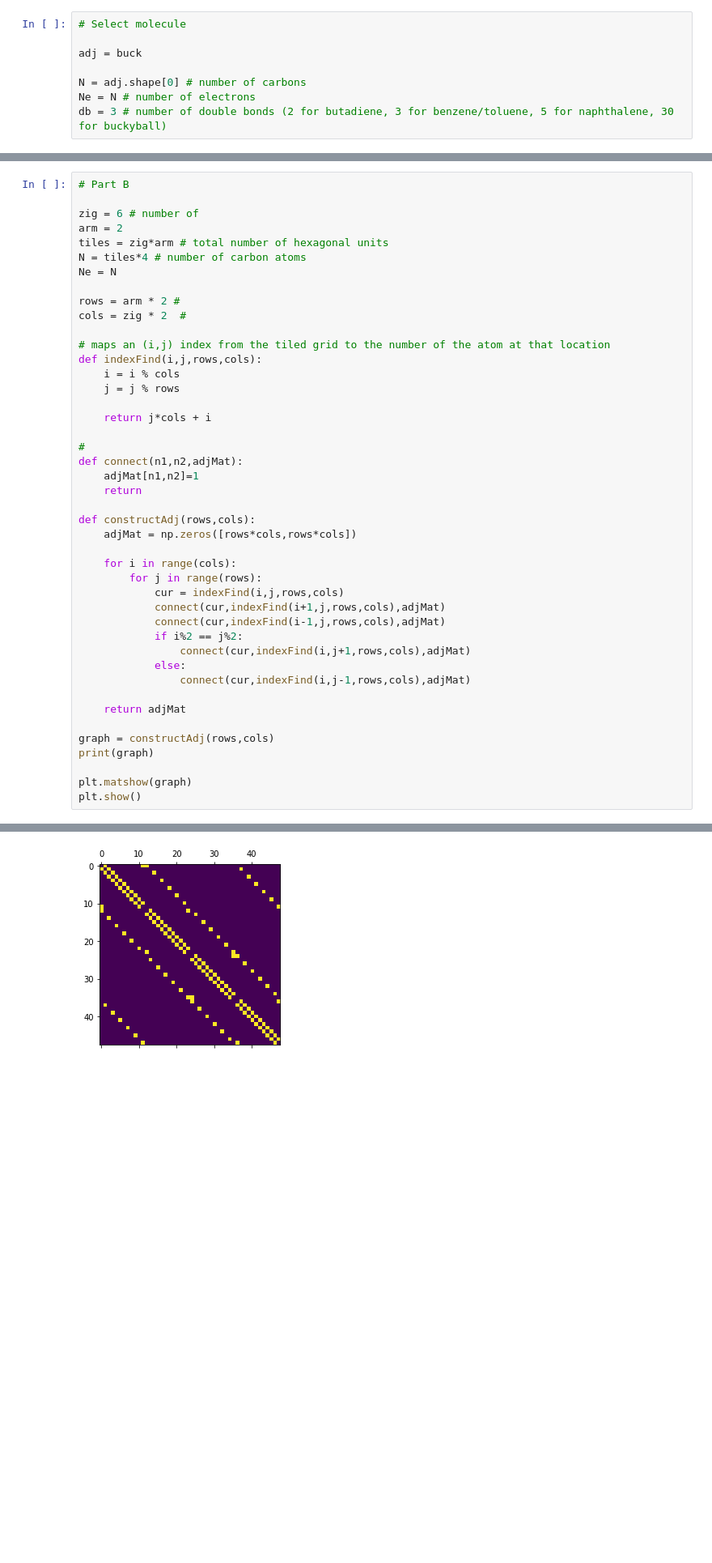
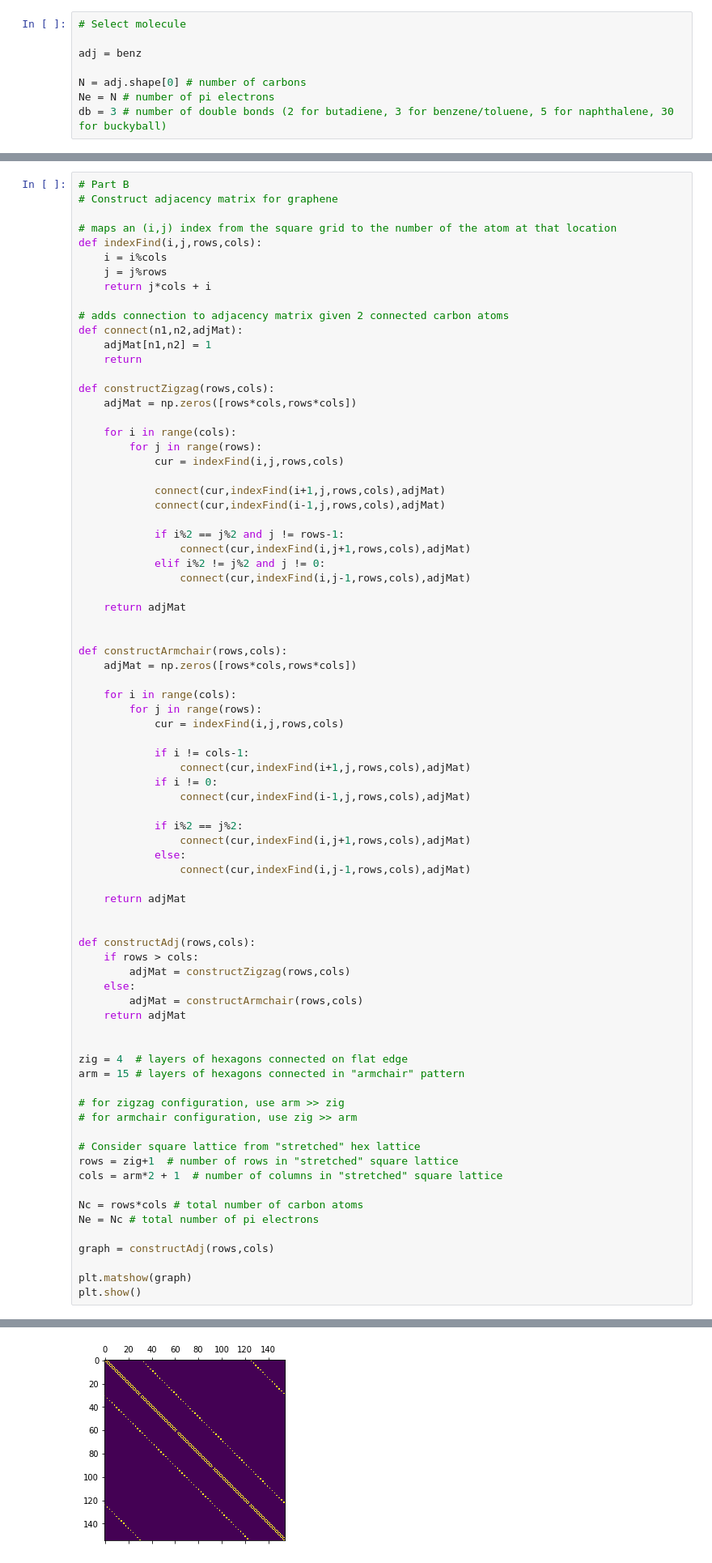
Before and after one commit to bzager/MO_Theory, a Jupyter notebook: MO_Theory.ipynb, the cells around one changed output, grey strips where cells are left out. Shown at 81% size. Cells and saved outputs as stored; diff of their text form; blank space fills up the shorter version.

```diff
--- a/MO_Theory.ipynb
+++ b/MO_Theory.ipynb
@@ -20,10 +20,10 @@ buck = np.loadtxt("buckyball.txt")
 # %%
 # Select molecule
 
-adj = buck
+adj = benz
 
 N = adj.shape[0] # number of carbons
-Ne = N # number of electrons
+Ne = N # number of pi electrons
 db = 3 # number of double bonds (2 for butadiene, 3 for benzene/toluene, 5 for naphthalene, 30 for buckyball)
 # %%
 # Compute eigenvalues and eigenvectors
@@ -247,36 +232,49 @@ print(p)
 [ 0.667  0.667  0.667  0.667  0.667  0.667]
 # %%
 # Part B
+# Construct adjacency matrix for graphene
 
-zig = 6 # number of
-arm = 2
-tiles = zig*arm # total number of hexagonal units
-N = tiles*4 # number of carbon atoms
-Ne = N
-
-rows = arm * 2 #
-cols = zig * 2  #
-
-# maps an (i,j) index from the tiled grid to the number of the atom at that location
+# maps an (i,j) index from the square grid to the number of the atom at that location
 def indexFind(i,j,rows,cols):
-    i = i % cols
-    j = j % rows
-
+    i = i%cols
+    j = j%rows
     return j*cols + i
 
-#
+# adds connection to adjacency matrix given 2 connected carbon atoms
 def connect(n1,n2,adjMat):
-    adjMat[n1,n2]=1
+    adjMat[n1,n2] = 1
     return
 
-def constructAdj(rows,cols):
+def constructZigzag(rows,cols):
     adjMat = np.zeros([rows*cols,rows*cols])
 
     for i in range(cols):
         for j in range(rows):
             cur = indexFind(i,j,rows,cols)
+
             connect(cur,indexFind(i+1,j,rows,cols),adjMat)
             connect(cur,indexFind(i-1,j,rows,cols),adjMat)
+
+            if i%2 == j%2 and j != rows-1:
+                connect(cur,indexFind(i,j+1,rows,cols),adjMat)
+            elif i%2 != j%2 and j != 0:
+                connect(cur,indexFind(i,j-1,rows,cols),adjMat)
+
+    return adjMat
+
+
+def constructArmchair(rows,cols):
+    adjMat = np.zeros([rows*cols,rows*cols])
+
+    for i in range(cols):
+        for j in range(rows):
+            cur = indexFind(i,j,rows,cols)
+
+            if i != cols-1:
+                connect(cur,indexFind(i+1,j,rows,cols),adjMat)
+            if i != 0:
+                connect(cur,indexFind(i-1,j,rows,cols),adjMat)
+
             if i%2 == j%2:
                 connect(cur,indexFind(i,j+1,rows,cols),adjMat)
             else:
@@ -284,8 +282,29 @@ def constructAdj(rows,cols):
 
     return adjMat
 
+
+def constructAdj(rows,cols):
+    if rows > cols:
+        adjMat = constructZigzag(rows,cols)
+    else:
+        adjMat = constructArmchair(rows,cols)
+    return adjMat
+
+
+zig = 4  # layers of hexagons connected on flat edge
+arm = 15 # layers of hexagons connected in "armchair" pattern
+
+# for zigzag configuration, use arm >> zig
+# for armchair configuration, use zig >> arm
+
+# Consider square lattice from "stretched" hex lattice
+rows = zig+1  # number of rows in "stretched" square lattice
+cols = arm*2 + 1  # number of columns in "stretched" square lattice
+
+Nc = rows*cols # total number of carbon atoms
+Ne = Nc # total number of pi electrons
+
 graph = constructAdj(rows,cols)
-print(graph)
 
 plt.matshow(graph)
 plt.show()
@@ -300,2 +312,2 @@ plt.show()
-[figure, old version]
+[figure, new version]
 # %%
```
Also changed, not shown: parts of 8 cells of this notebook.
